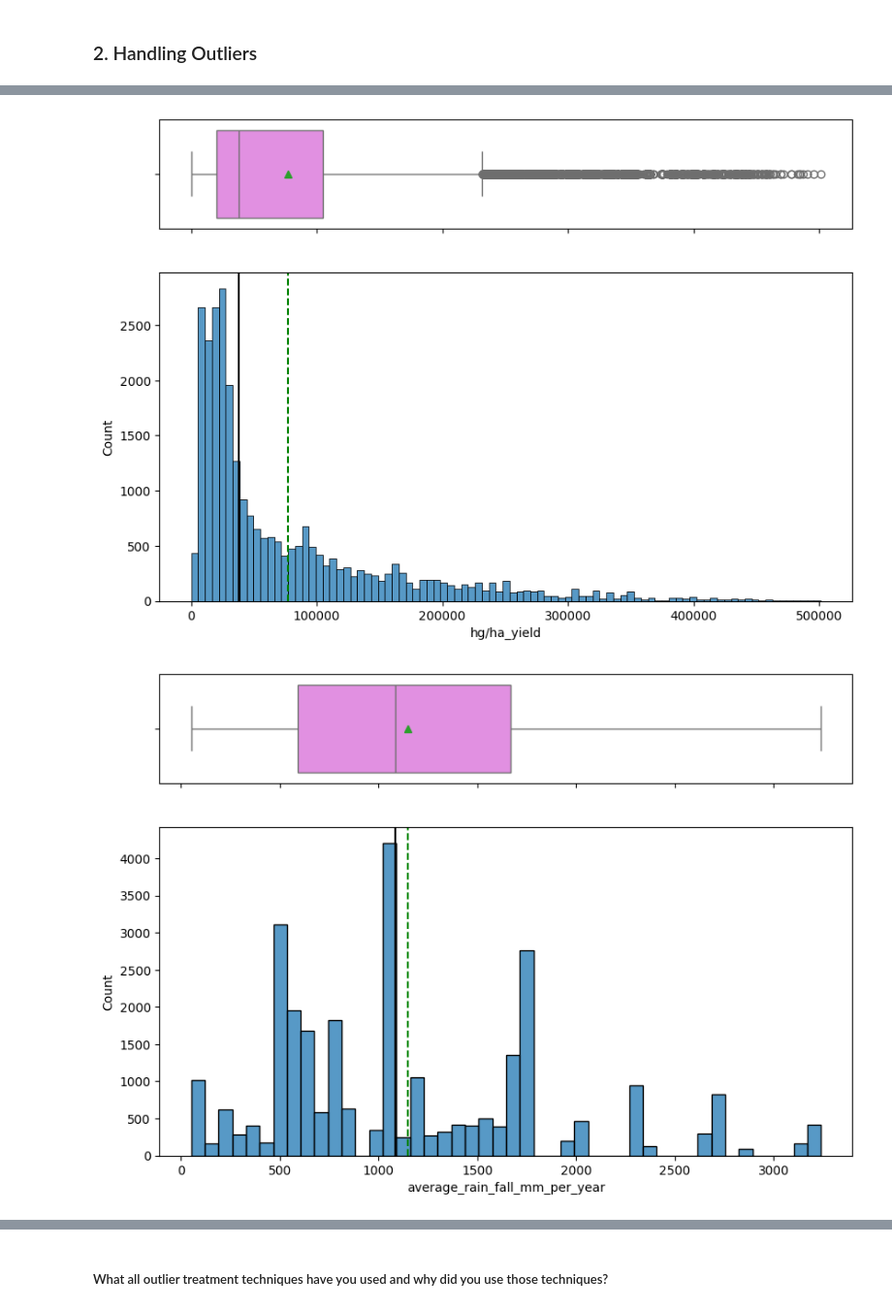
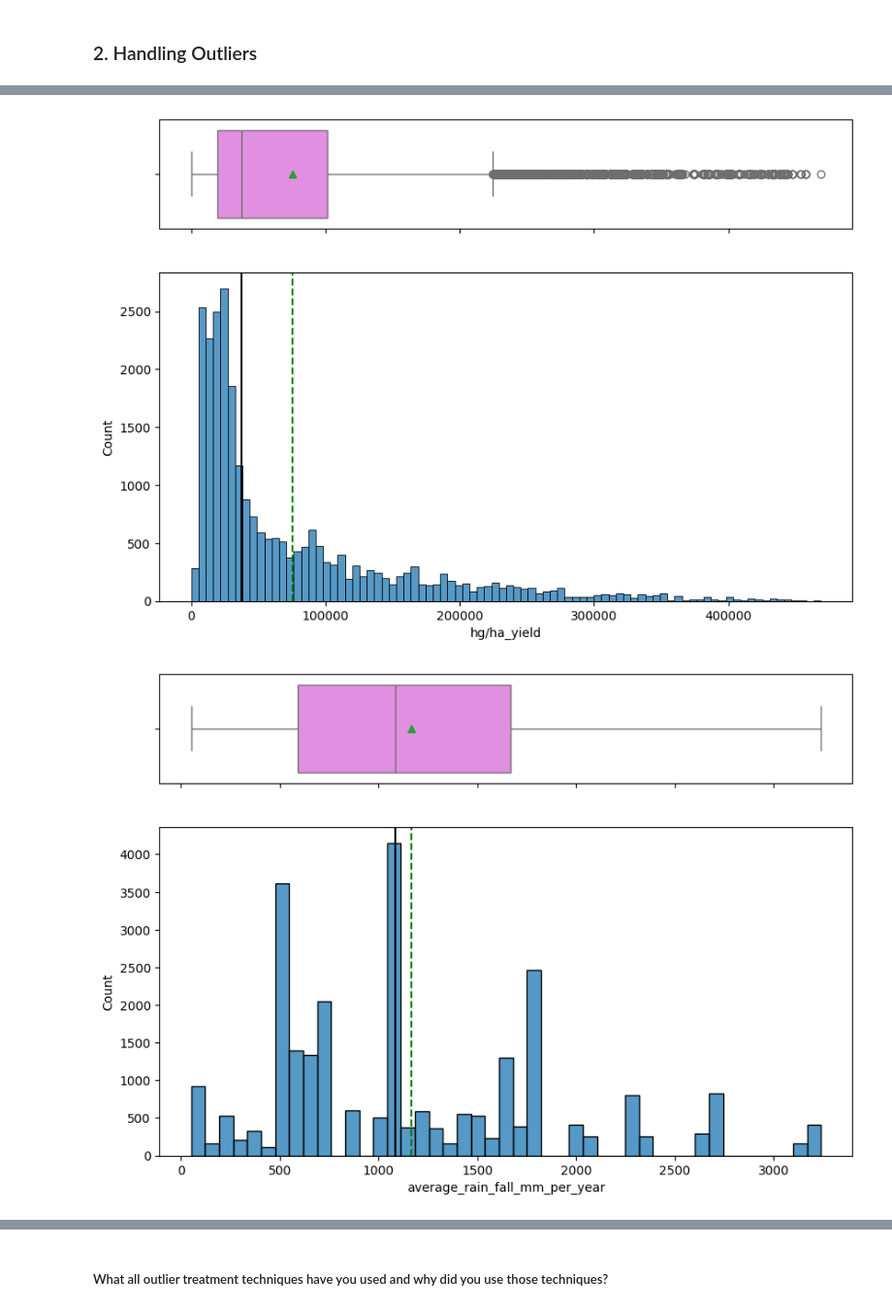
Before and after one commit to Electra89/Supervised_ML_Crop_Yield_Prediction, a Jupyter notebook: Supervised_ML_Crop_Yield_Prediction.ipynb, the cells around one changed output, grey strips where cells are left out. Shown at 97% size. Cells and saved outputs as stored; diff of their text form; code cells hidden in the pictures.

```diff
--- a/Supervised_ML_Crop_Yield_Prediction.ipynb
+++ b/Supervised_ML_Crop_Yield_Prediction.ipynb
@@ -209,6 +222,12 @@ df.head()
 | 2 | Albania | Rice, paddy | 1990 | 23333 | 1485.0 | 121.0 | 16.37 |
 | 3 | Albania | Sorghum | 1990 | 12500 | 1485.0 | 121.0 | 16.37 |
 | 4 | Albania | Soybeans | 1990 | 7000 | 1485.0 | 121.0 | 16.37 |
+# %%
+# remove countries with less than 100 record
+country_counts =df['Area'].value_counts()
+countries_to_drop = country_counts[country_counts < 100].index.tolist()
+df_filtered = df[~df['Area'].isin(countries_to_drop)]
+df = df_filtered.reset_index(drop=True)
 # %%
 # df.rename(columns = {'hg/ha_yield':'yield', 'average_rain_fall_mm_per_year':'avg_rain','pesticides_tonnes':'pesticide', 'Item':'Crop','Area':'Country'}, inplace = True)
 # %%
@@ -710,6 +746,6 @@ for column in df.columns:
     if df[column].dtype in ['float64', 'int64']:
       numeric_columns.append(column)
 # %%
-for variable in numeric_columns[:-1]:
+for variable in numeric_columns:
   Outlier_detector(df,variable)
 # %% [output]
@@ -717,2 +753,2 @@ for variable in numeric_columns[:-1]:
-[figure, old version]
+[figure, new version]
-[figure, old version]
+[figure, new version]
```
Also changed, not shown: parts of 84 cells of this notebook.
